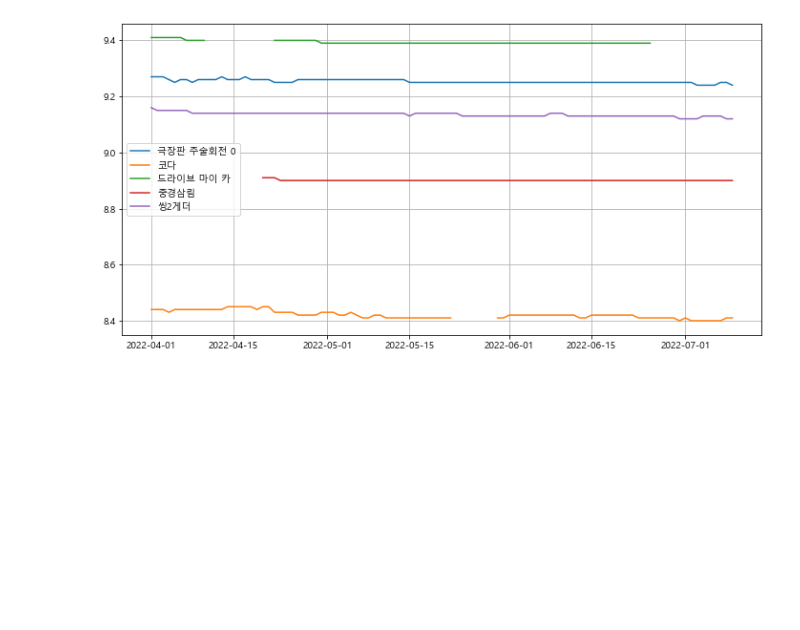
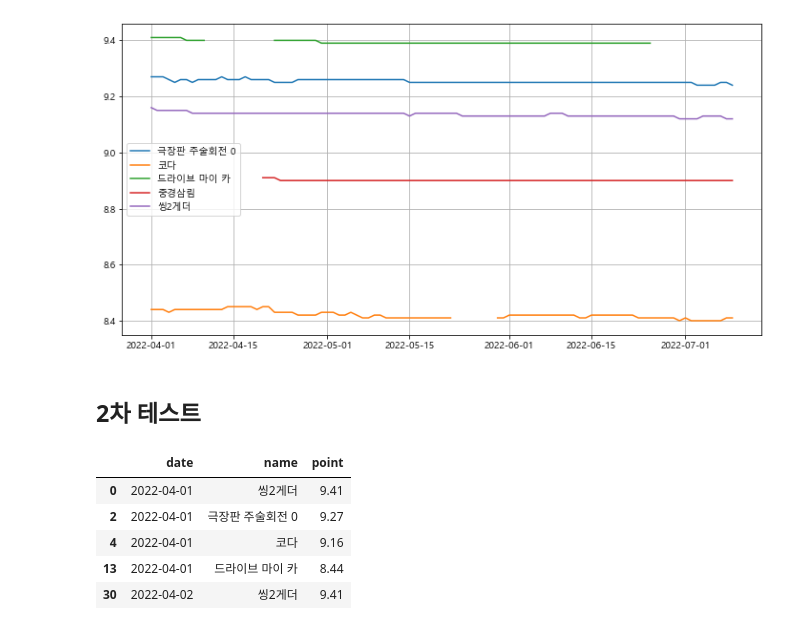
Before and after one commit to highfreshness/SeSAC, a Jupyter notebook: daily_test/2022-07-26_웹스크래핑.ipynb, the cells around one changed output. Drawn from its saved outputs; the diff is of its cells as text; code cells hidden in the pictures; blank space fills up the shorter version.

```diff
--- a/daily_test/2022-07-26_웹스크래핑.ipynb
+++ b/daily_test/2022-07-26_웹스크래핑.ipynb
@@ -177,3 +177,15 @@ plt.grid()
 plt.show()
 # %% [output]
 [figure]
+# %% [markdown]
+## 2차 테스트
+# %%
+movie_temp = movie[movie['name'].str.contains('|'.join(movie_top5_col))]
+movie_temp.head()
+# %% [output]
+|  | date | name | point |
+| 0 | 2022-04-01 | 씽2게더 | 9.41 |
+| 2 | 2022-04-01 | 극장판 주술회전 0 | 9.27 |
+| 4 | 2022-04-01 | 코다 | 9.16 |
+| 13 | 2022-04-01 | 드라이브 마이 카 | 8.44 |
+| 30 | 2022-04-02 | 씽2게더 | 9.41 |
```
Also changed, not shown: parts of 1 cell of this notebook.
